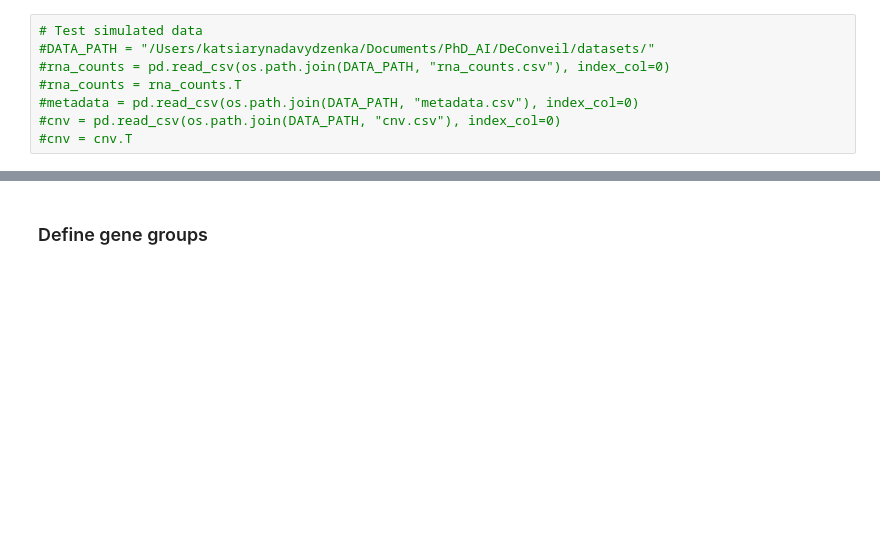
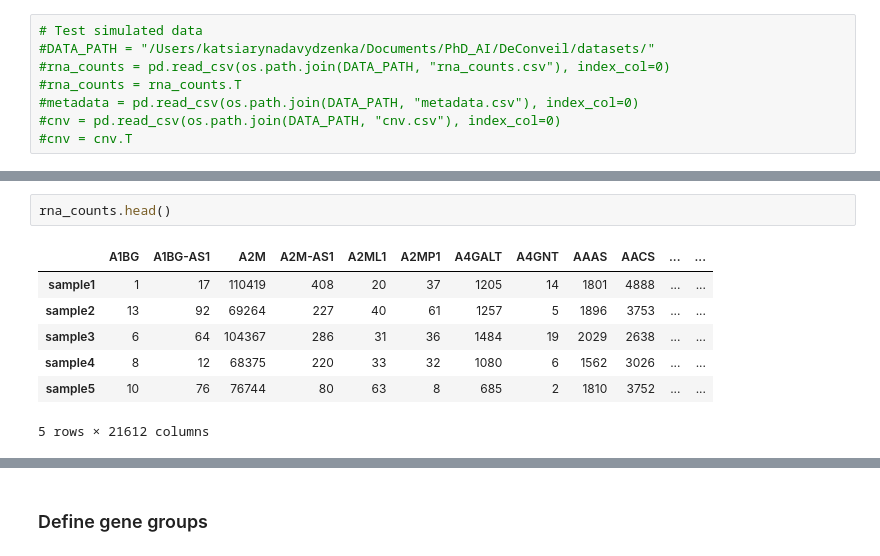
Before and after one commit to kdavydzenka/DeConveil, a Jupyter notebook: test_deconveil.ipynb, the cells around one changed output, grey strips where cells are left out. Drawn from its saved outputs; the diff is of its cells as text; blank space fills up the shorter version.

```diff
--- a/test_deconveil.ipynb
+++ b/test_deconveil.ipynb
@@ -152,0 +161,10 @@ def run_deconveil(rna_counts, metadata, cnv, output_path, design_factors="condit
+# %%
+rna_counts.head()
+# %% [output]
+|  | A1BG | A1BG-AS1 | A2M | A2M-AS1 | A2ML1 | A2MP1 | A4GALT | A4GNT | AAAS | AACS | ... | ... |
+| sample1 | 1 | 17 | 110419 | 408 | 20 | 37 | 1205 | 14 | 1801 | 4888 | ... | ... |
+| sample2 | 13 | 92 | 69264 | 227 | 40 | 61 | 1257 | 5 | 1896 | 3753 | ... | ... |
+| sample3 | 6 | 64 | 104367 | 286 | 31 | 36 | 1484 | 19 | 2029 | 2638 | ... | ... |
+| sample4 | 8 | 12 | 68375 | 220 | 33 | 32 | 1080 | 6 | 1562 | 3026 | ... | ... |
+| sample5 | 10 | 76 | 76744 | 80 | 63 | 8 | 685 | 2 | 1810 | 3752 | ... | ... |
+5 rows × 21612 columns
```
Also changed, not shown: parts of 5 cells of this notebook, 1 other file.
